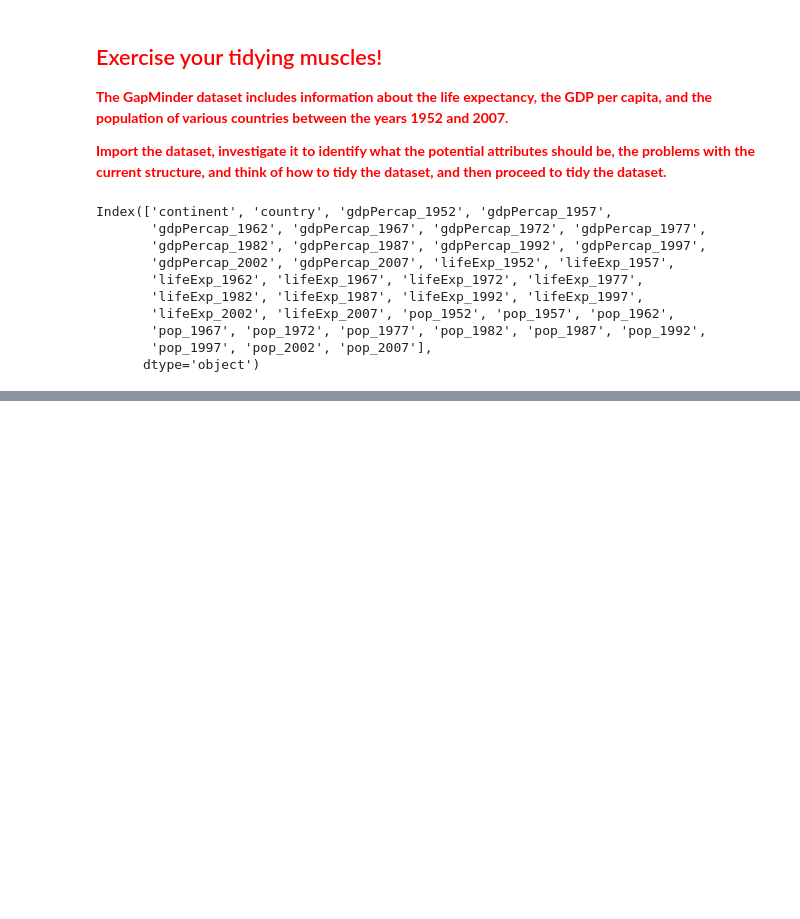
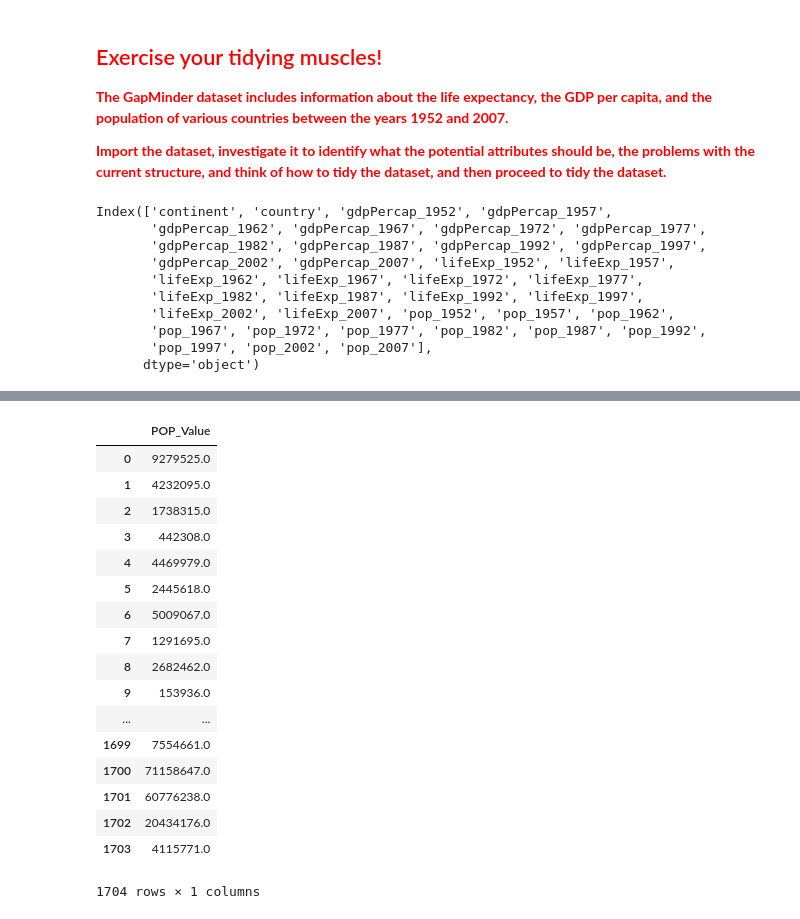
Before and after one commit to amrelshehaly/DE_Practice3-4, a Jupyter notebook: Practice3 - Tidy Data.ipynb, the cells around one changed output, grey strips where cells are left out. Saved outputs shown, nothing was run; the diff lists cells and outputs as text; code cells hidden in the pictures; blank space fills up the shorter version.

```diff
--- a/Practice3 - Tidy Data.ipynb
+++ b/Practice3 - Tidy Data.ipynb
@@ -376,0 +421,26 @@ df
+# %%
+pop = df[['pop_1952', 'pop_1957', 'pop_1962',
+       'pop_1967', 'pop_1972', 'pop_1977', 'pop_1982', 'pop_1987', 'pop_1992',
+       'pop_1997', 'pop_2002', 'pop_2007']]
+pop = pd.melt(pop,value_name="POP_Value", var_name ="pop_year")
+pop = pop.drop(['pop_year'], axis=1)
+pop
+# %% [output]
+|  | POP_Value |
+| 0 | 9279525.0 |
+| 1 | 4232095.0 |
+| 2 | 1738315.0 |
+| 3 | 442308.0 |
+| 4 | 4469979.0 |
+| 5 | 2445618.0 |
+| 6 | 5009067.0 |
+| 7 | 1291695.0 |
+| 8 | 2682462.0 |
+| 9 | 153936.0 |
+| ... | ... |
+| 1699 | 7554661.0 |
+| 1700 | 71158647.0 |
+| 1701 | 60776238.0 |
+| 1702 | 20434176.0 |
+| 1703 | 4115771.0 |
+1704 rows × 1 columns
```
Also changed, not shown: parts of 5 cells of this notebook.
